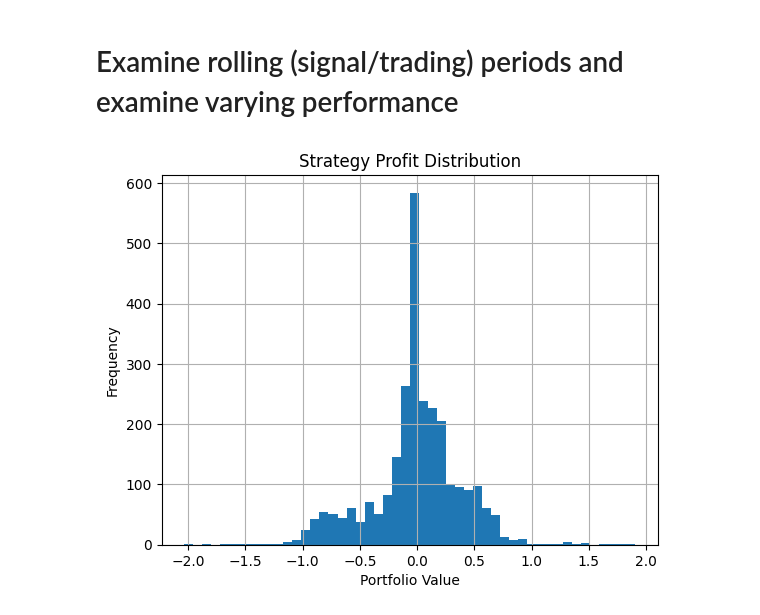
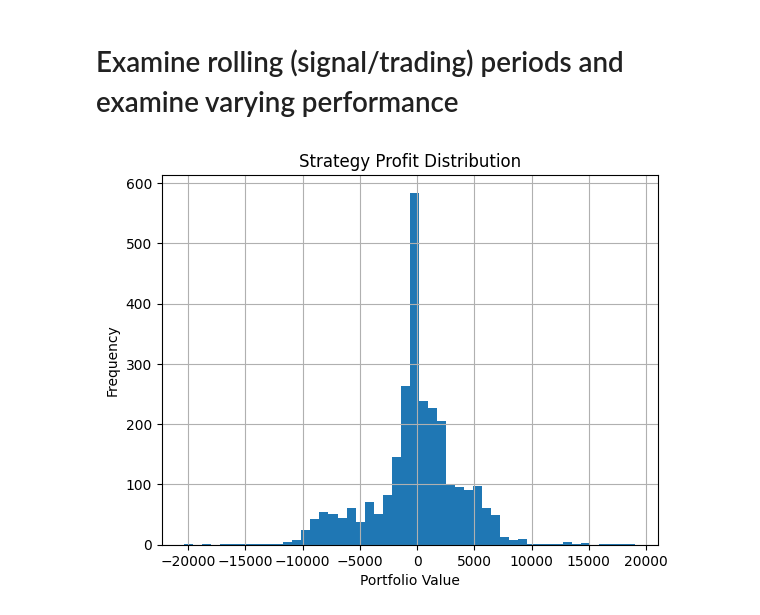
Before and after one commit to howesrichard/CodeFinModUQ, a Jupyter notebook: momentum_looped_RH.ipynb, the cells around one changed output. Saved outputs shown, nothing was run; the diff lists cells and outputs as text; code cells hidden in the pictures.

```diff
--- a/momentum_looped_RH.ipynb
+++ b/momentum_looped_RH.ipynb
@@ -191,27 +191,28 @@ GILD     63.985317   31.257171
 # %%
 numPositions = 5
 signal_months = 12
 trading_months = 12
+portfolioSize = 10000
 
 
 #create a pandas dataframe called portfolioPerformance with 3 columns: 'Long_outcome', 'Short_outcome', 'Long-Short'
 portfolioPerformance = pd.DataFrame(columns=['Long_outcome', 'Short_outcome', 'Long-Short'])
 
 rolling_period_start_dates = hPricesDT.index[0:-trading_months]
 
 # loop through each trading period and calculate the portfolio performance
 for signal_start_date in rolling_period_start_dates:
     signalDT, signalIndexDT, signal_start_date, signal_end_date = get_signal_data(hPricesDT, signal_start_date, signal_months)
     topPerformers, bottomPerformers, otherPerformers = get_top_bottom_tickers(signalDT, signalIndexDT, numPositions)
     shortPORT, longPORT = get_long_short_portfolios(signalDT, signal_start_date, portfolioSize, topPerformers, bottomPerformers, numPositions)
     longPort_values, shortPort_values = run_portfolio_performance(longPORT, shortPORT, hPricesDT, signal_end_date, trading_months)
     portfolioPerformance.loc[signal_start_date] = [longPort_values.iloc[-1]['Total'], shortPort_values.iloc[-1]['Total'], longPort_values.iloc[-1]['Total']-shortPort_values.iloc[-1]['Total']]
 
 # show a histogram of the 'Long-Short' column
 portfolioPerformance['Long-Short'].hist(bins=50)
 plt.xlabel('Portfolio Value')
 plt.ylabel('Frequency')
 plt.title('Strategy Profit Distribution')
 plt.show()
 # %% [output]
-[figure, old version]
+[figure, new version]
```
Also changed, not shown: parts of 8 cells of this notebook.
